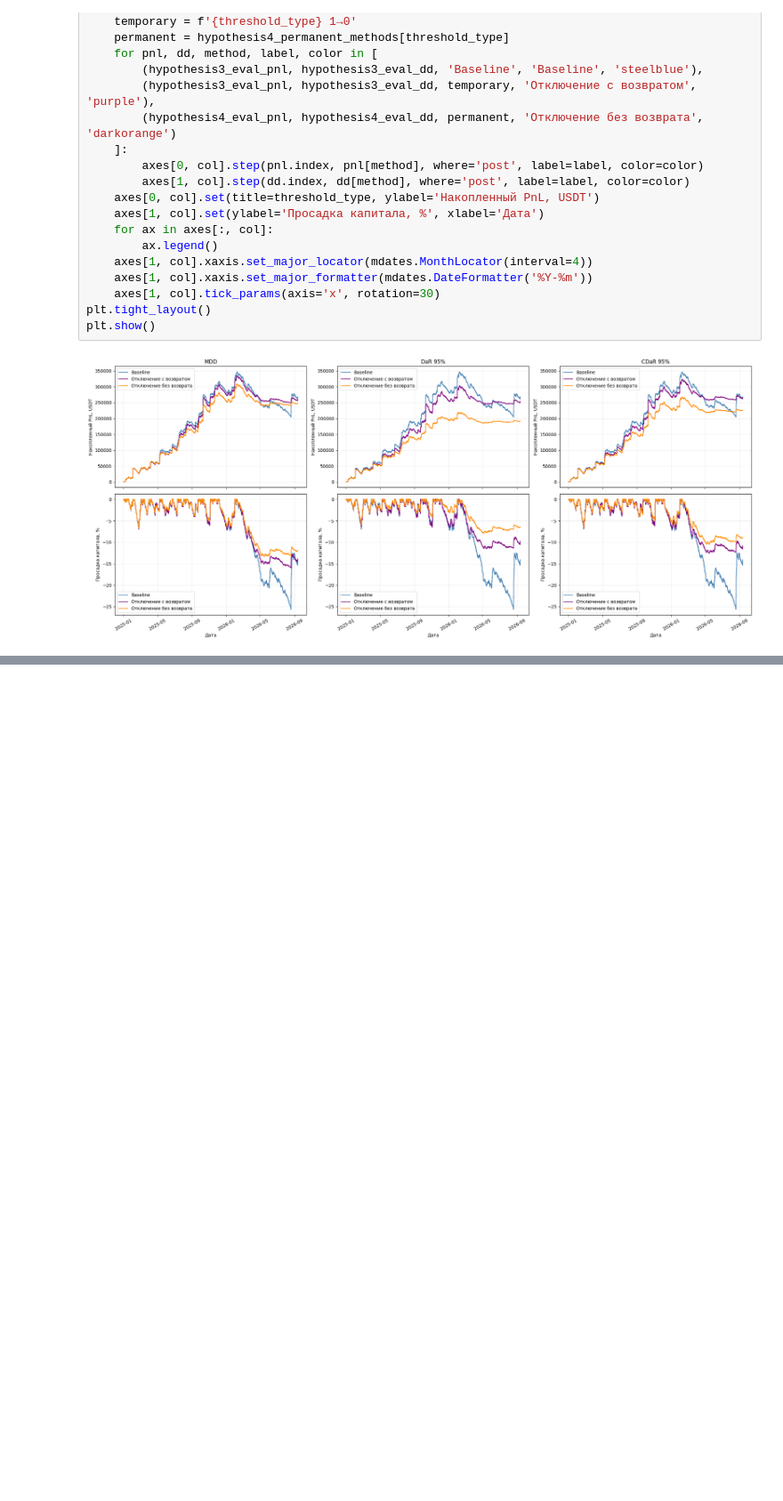
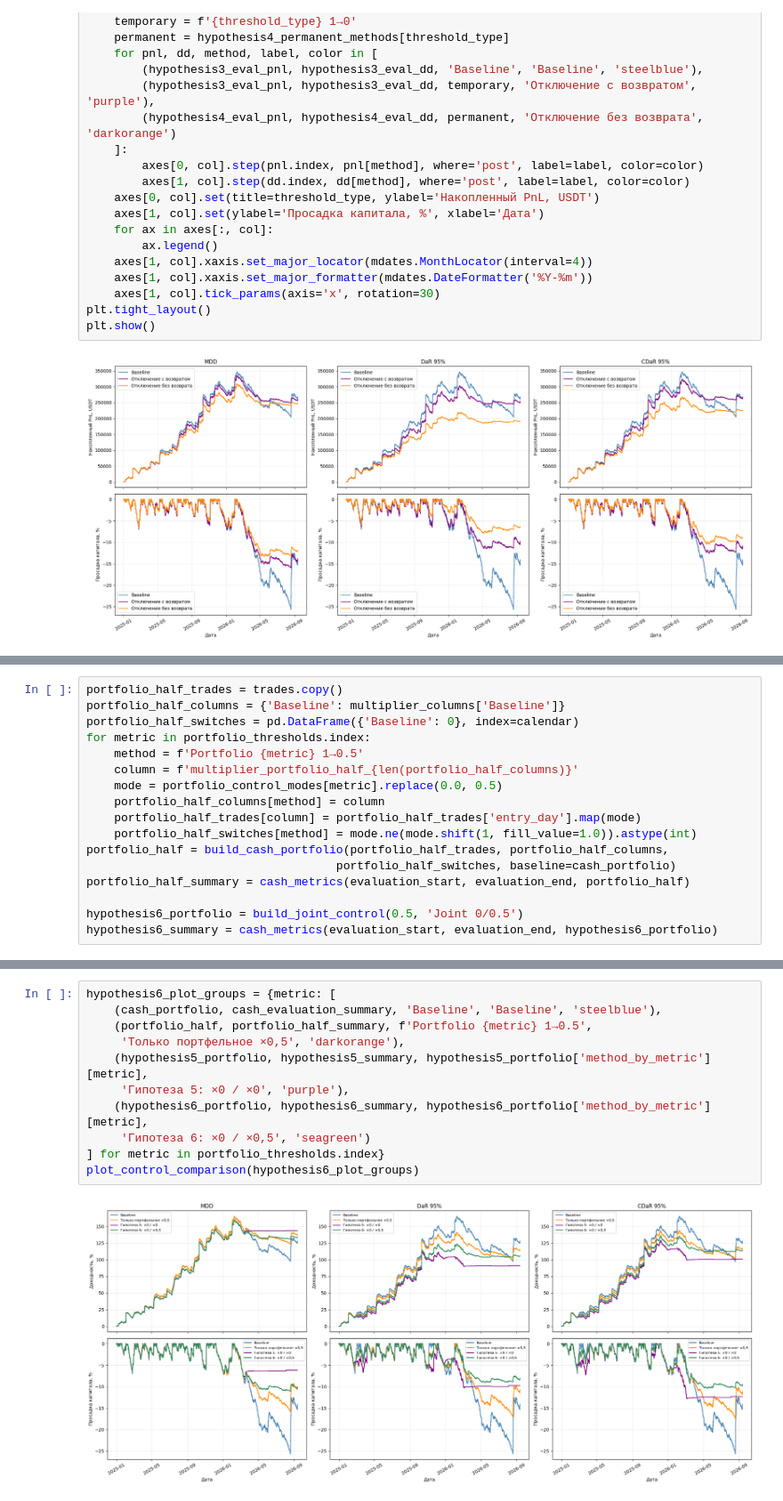
Before and after one commit to NikitaDzigurda/trading-strategy-risk-analysis, a Jupyter notebook: notebooks/03_drawdown_risk_management.ipynb, the cells around one changed output, grey strips where cells are left out. Shown at 89% size. Drawn from its saved outputs; the diff is of its cells as text; blank space fills up the shorter version.

```diff
--- a/notebooks/03_drawdown_risk_management.ipynb
+++ b/notebooks/03_drawdown_risk_management.ipynb
@@ -675,0 +771,17 @@ plt.show()
+# %%
+portfolio_half_trades = trades.copy()
+portfolio_half_columns = {'Baseline': multiplier_columns['Baseline']}
+portfolio_half_switches = pd.DataFrame({'Baseline': 0}, index=calendar)
+for metric in portfolio_thresholds.index:
+    method = f'Portfolio {metric} 1→0.5'
+    column = f'multiplier_portfolio_half_{len(portfolio_half_columns)}'
+    mode = portfolio_control_modes[metric].replace(0.0, 0.5)
+    portfolio_half_columns[method] = column
+    portfolio_half_trades[column] = portfolio_half_trades['entry_day'].map(mode)
+    portfolio_half_switches[method] = mode.ne(mode.shift(1, fill_value=1.0)).astype(int)
+portfolio_half = build_cash_portfolio(portfolio_half_trades, portfolio_half_columns,
+                                    portfolio_half_switches, baseline=cash_portfolio)
+portfolio_half_summary = cash_metrics(evaluation_start, evaluation_end, portfolio_half)
+
+hypothesis6_portfolio = build_joint_control(0.5, 'Joint 0/0.5')
+hypothesis6_summary = cash_metrics(evaluation_start, evaluation_end, hypothesis6_portfolio)
@@ -675,0 +815,13 @@ plt.show()
+# %%
+hypothesis6_plot_groups = {metric: [
+    (cash_portfolio, cash_evaluation_summary, 'Baseline', 'Baseline', 'steelblue'),
+    (portfolio_half, portfolio_half_summary, f'Portfolio {metric} 1→0.5',
+     'Только портфельное ×0,5', 'darkorange'),
+    (hypothesis5_portfolio, hypothesis5_summary, hypothesis5_portfolio['method_by_metric'][metric],
+     'Гипотеза 5: ×0 / ×0', 'purple'),
+    (hypothesis6_portfolio, hypothesis6_summary, hypothesis6_portfolio['method_by_metric'][metric],
+     'Гипотеза 6: ×0 / ×0,5', 'seagreen')
+] for metric in portfolio_thresholds.index}
+plot_control_comparison(hypothesis6_plot_groups)
+# %% [output]
+[figure, added]
```
Also changed, not shown: parts of 45 cells of this notebook.
